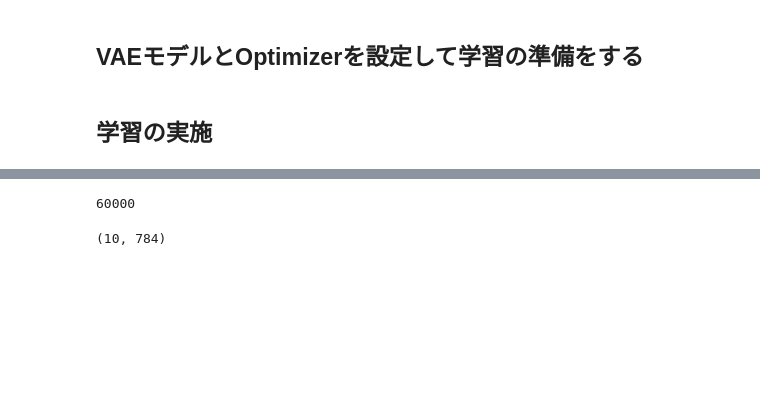
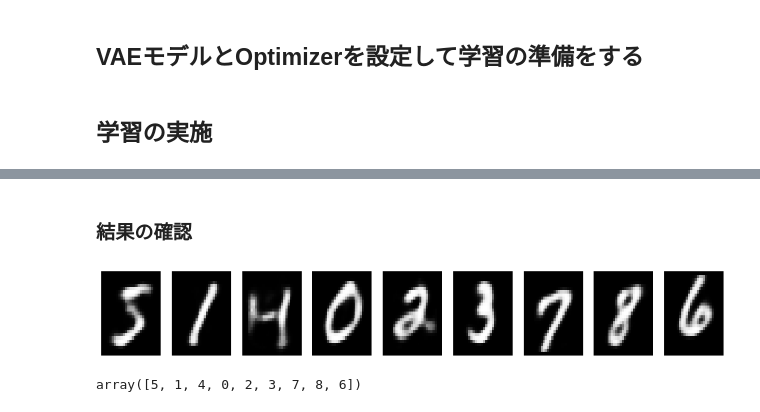
Before and after one commit to tok41/chainer-samples, a Jupyter notebook: chainer-AE/chainer_VAE.ipynb, the cells around one changed output, grey strips where cells are left out. Saved outputs shown, nothing was run; the diff lists cells and outputs as text; code cells hidden in the pictures; blank space fills up the shorter version.

```diff
--- a/chainer-AE/chainer_VAE.ipynb
+++ b/chainer-AE/chainer_VAE.ipynb
@@ -219,7 +226,12 @@ NameError: global name 'gaussian_kl_divergence' is not defined
-# %%
-perm = np.random.permutation(N)
-print len(perm)
-x_train[perm[0:0+10]].shape
-# %% [output]
-60000
-(10, 784)
+# %% [markdown]
+### 結果の確認
+# %%
+train_ind = [1, 3, 5, 10, 2, 0, 13, 15, 17]
+x = chainer.Variable(np.asarray(x_train[train_ind]), volatile='on')
+x1 = model(x)
+# %%
+draw_digit_multi(x1.data, n=len(train_ind))
+#x1.data.shape
+# %% [output]
+[figure, added]
+array([5, 1, 4, 0, 2, 3, 7, 8, 6])
```
Also changed, not shown: parts of 5 cells of this notebook.
